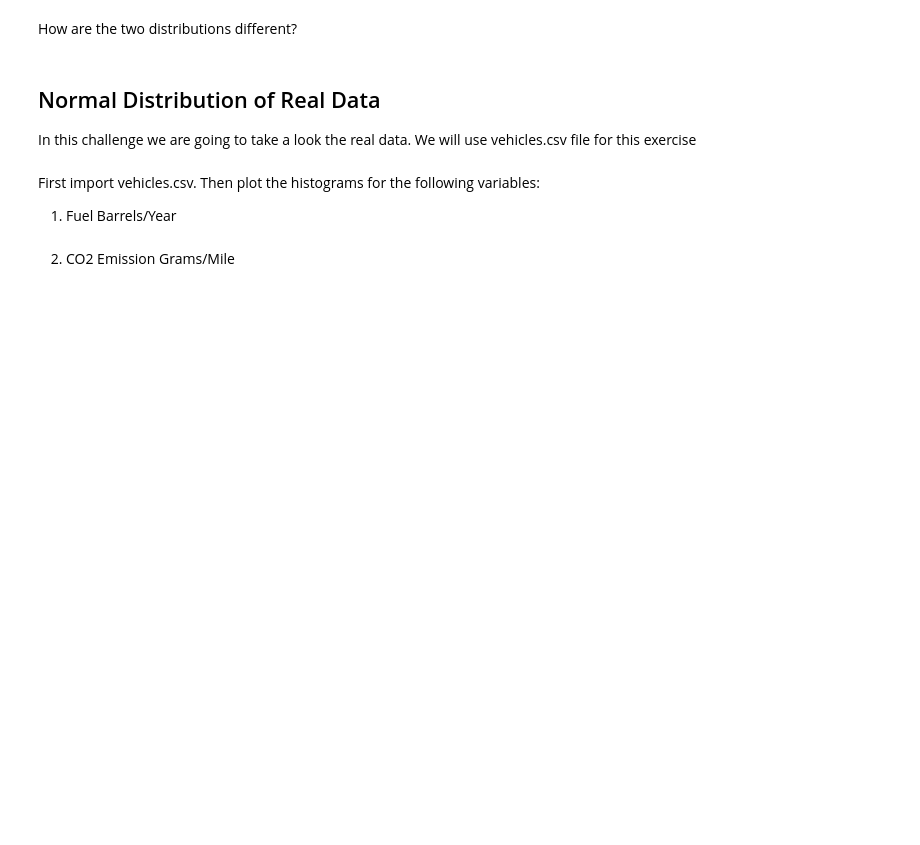
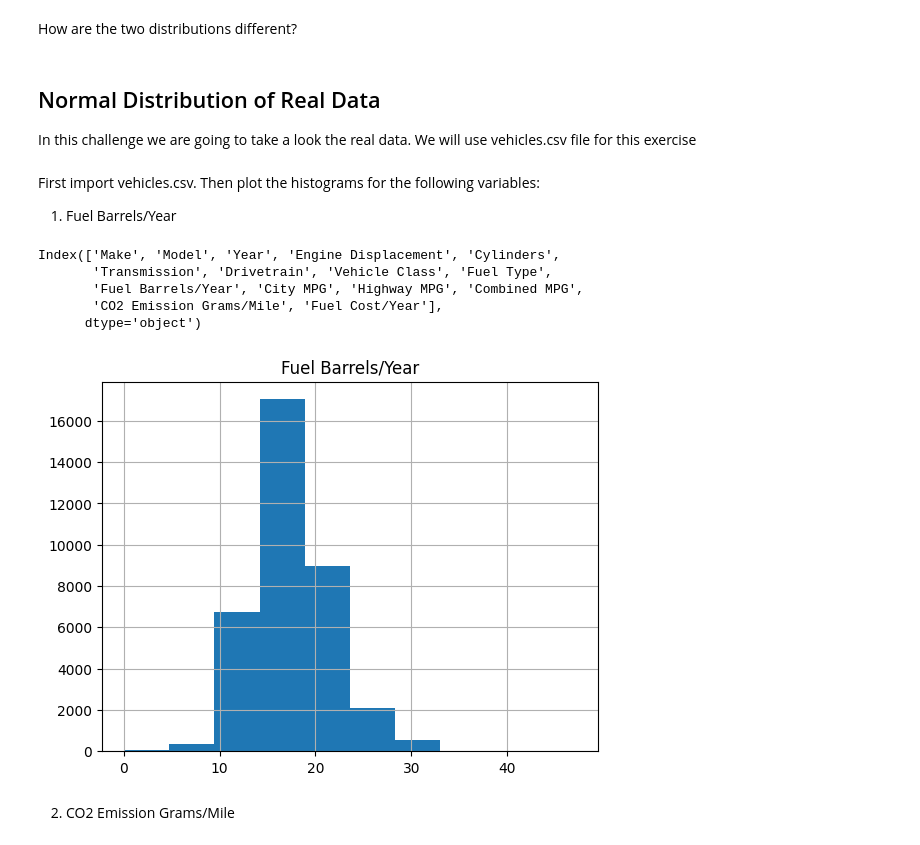
Before and after one commit to Ironhack-data-bcn-january-2023/lab-continuous-probability-distributions, a Jupyter notebook: your-code/main.ipynb, the cells around one changed output. Drawn from its saved outputs; the diff is of its cells as text; code cells hidden in the pictures; blank space fills up the shorter version.

```diff
--- a/your-code/main.ipynb
+++ b/your-code/main.ipynb
@@ -106,2 +106,13 @@ Then plot the histograms for the following variables:
+# %%
+vehicles = pd.read_csv('../your-code/vehicles.csv')
+print(vehicles.columns)
+histo_barrels = vehicles.hist('Fuel Barrels/Year')
+# %% [output]
+Index(['Make', 'Model', 'Year', 'Engine Displacement', 'Cylinders',
+       'Transmission', 'Drivetrain', 'Vehicle Class', 'Fuel Type',
+       'Fuel Barrels/Year', 'City MPG', 'Highway MPG', 'Combined MPG',
+       'CO2 Emission Grams/Mile', 'Fuel Cost/Year'],
+      dtype='object')
+[figure, added]
 # %% [markdown]
 2. CO2 Emission Grams/Mile
```
Also changed, not shown: parts of 8 cells of this notebook.
